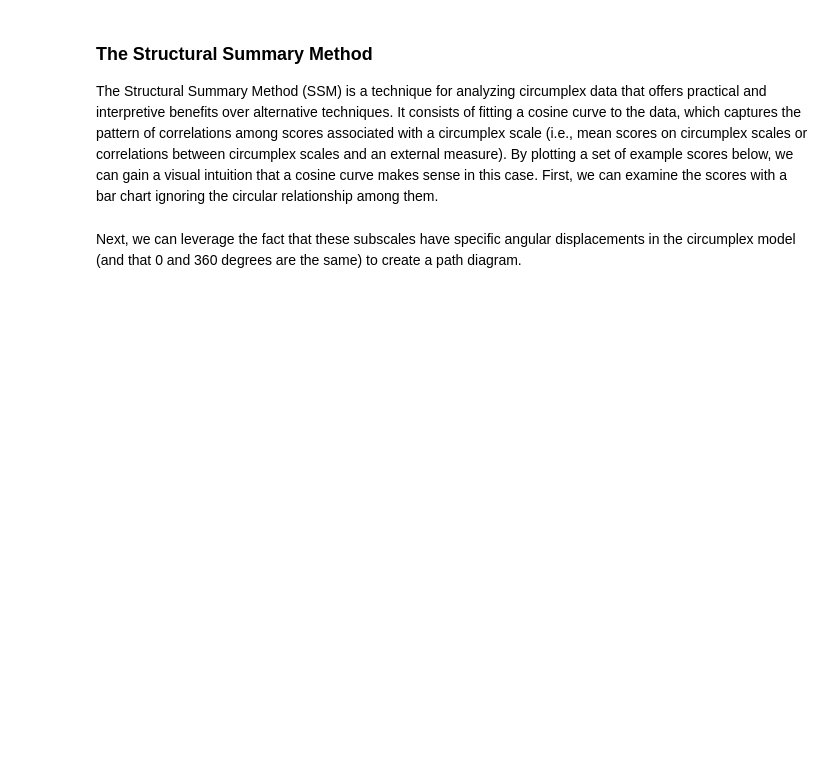
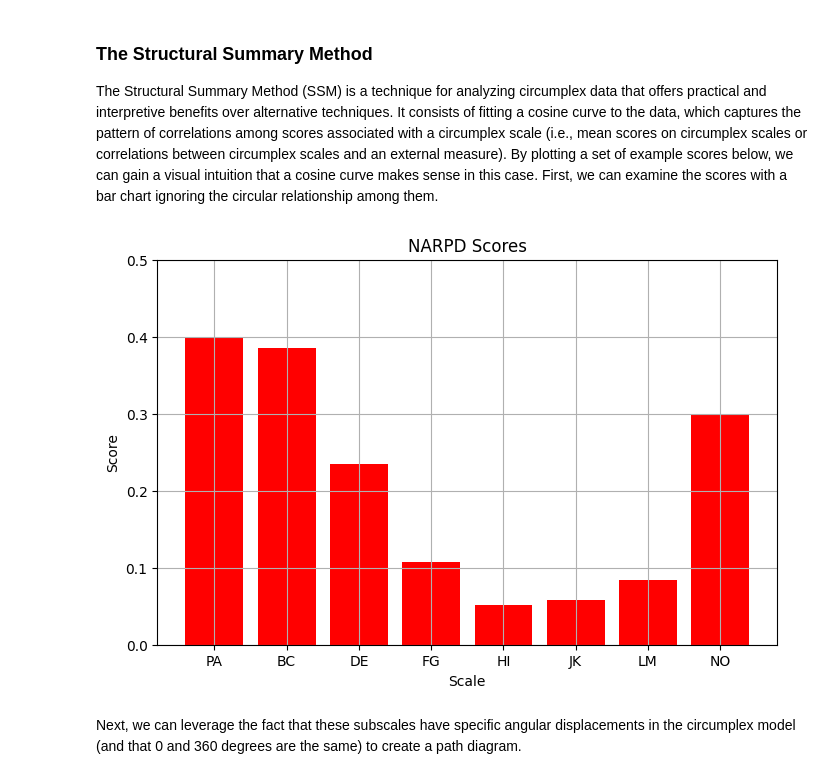
Before and after one commit to MitchellAcoustics/circumplex, a Jupyter notebook: docs/tutorials/Intro_to_SSM_Analysis.ipynb, the cells around one changed output. Drawn from its saved outputs; the diff is of its cells as text; code cells hidden in the pictures; blank space fills up the shorter version.

```diff
--- a/docs/tutorials/Intro_to_SSM_Analysis.ipynb
+++ b/docs/tutorials/Intro_to_SSM_Analysis.ipynb
@@ -49,17 +52,19 @@ The Structural Summary Method (SSM) is a technique for analyzing circumplex data
 # %%
 from circumplex.datasets import JZ2017
 import matplotlib.pyplot as plt
 
 jz_data = JZ2017
-r = jz_data.ssm_analyse(measures = ["NARPD"])
+r = circumplex.ssm_analyze(jz_data.data, jz_data.scales.abbrev, measures = ["NARPD"])
 plt.figure(figsize=(8, 5))
-plt.bar(r.results[0].scores.index, r.results[0].scores.values, color='red')
+plt.bar(r.scales, r.scores[r.scales].values[0], color='red')
 plt.ylim(0, 0.5)
 plt.ylabel("Score")
 plt.xlabel("Scale")
 plt.title("NARPD Scores")
 plt.grid(True)
 plt.show()
+# %% [output]
+[figure, added]
 # %% [markdown]
 Next, we can leverage the fact that these subscales have specific angular displacements in the circumplex model (and that 0 and 360 degrees are the same) to create a path diagram.
 # %%
```
Also changed, not shown: parts of 8 cells of this notebook, 12 other files.
